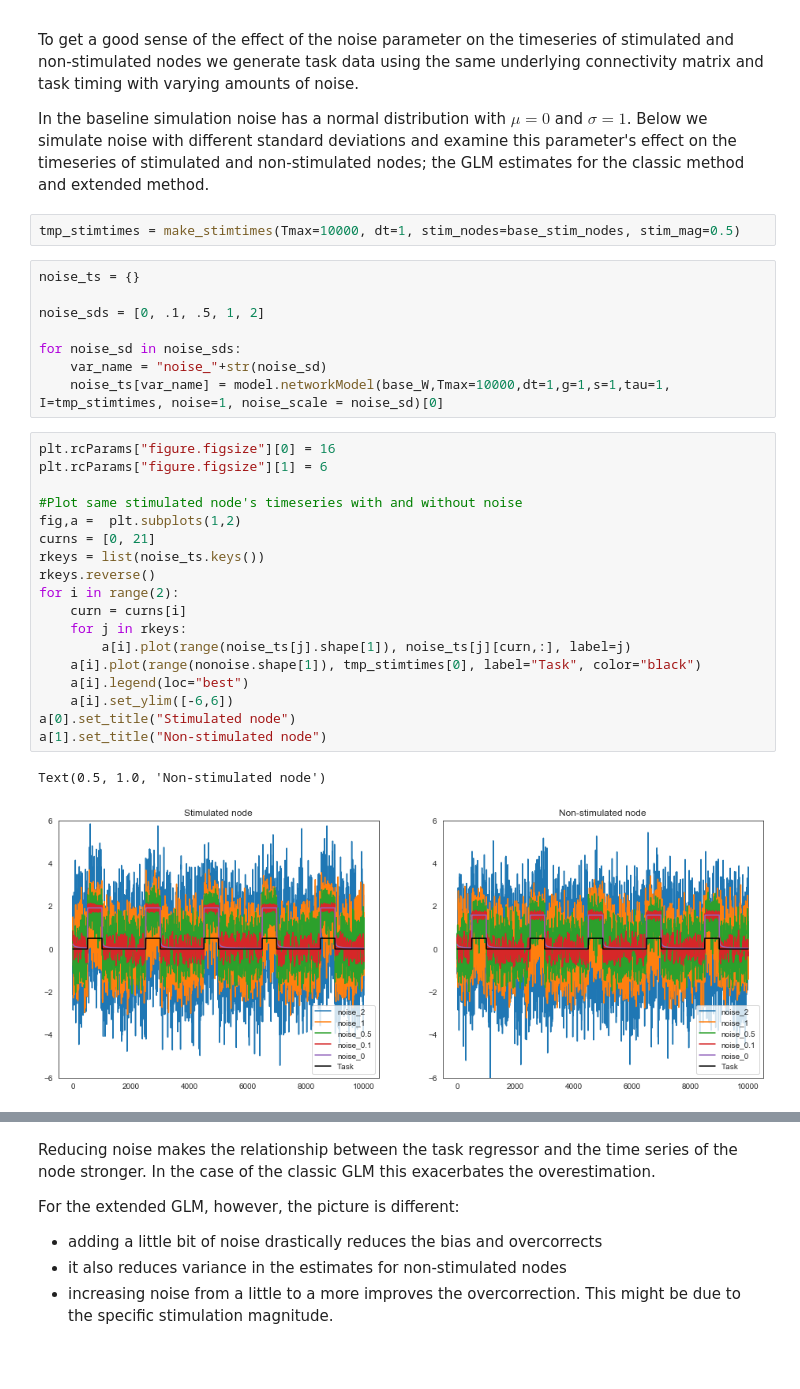
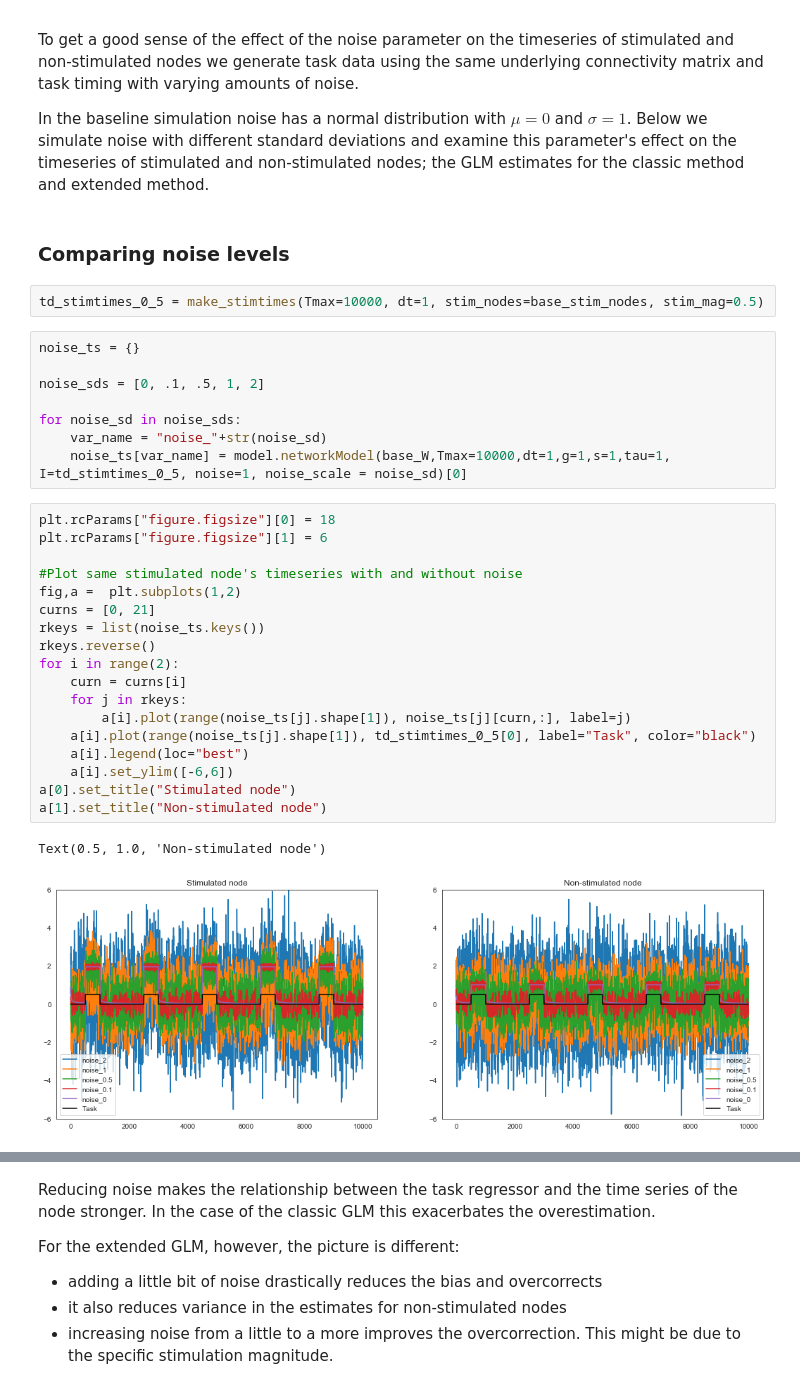
Before and after one commit to zenkavi/DevStudy_FmriNbs, a Jupyter notebook: notebooks/informationtransfermapping/TheoreticalResults/Zenkavi_Simulations/Extended_GLM_neural_network_level.ipynb, the cells around one changed output, grey strips where cells are left out. Cells and saved outputs as stored; diff of their text form; blank space fills up the shorter version.

Commit message:
cont examining effects of different amounts of noise

```diff
--- a/notebooks/informationtransfermapping/TheoreticalResults/Zenkavi_Simulations/Extended_GLM_neural_network_level.ipynb
+++ b/notebooks/informationtransfermapping/TheoreticalResults/Zenkavi_Simulations/Extended_GLM_neural_network_level.ipynb
@@ -459,8 +471,10 @@ The noise added to each node is so large (compared to task activity) and similar
 To get a good sense of the effect of the noise parameter on the timeseries of stimulated and non-stimulated nodes we generate task data using the same underlying connectivity matrix and task timing with varying amounts of noise.
 
 In the baseline simulation noise has a normal distribution with $\mu = 0$ and $\sigma = 1$. Below we simulate noise with different standard deviations and examine this parameter's effect on the timeseries of stimulated and non-stimulated nodes; the GLM estimates for the classic method and extended method.
+# %% [markdown]
+### Comparing noise levels
 # %%
-tmp_stimtimes = make_stimtimes(Tmax=10000, dt=1, stim_nodes=base_stim_nodes, stim_mag=0.5)
+td_stimtimes_0_5 = make_stimtimes(Tmax=10000, dt=1, stim_nodes=base_stim_nodes, stim_mag=0.5)
 # %%
 noise_ts = {}
 
@@ -468,28 +482,28 @@ noise_sds = [0, .1, .5, 1, 2]
 
 for noise_sd in noise_sds:
     var_name = "noise_"+str(noise_sd)
-    noise_ts[var_name] = model.networkModel(base_W,Tmax=10000,dt=1,g=1,s=1,tau=1, I=tmp_stimtimes, noise=1, noise_scale = noise_sd)[0]
+    noise_ts[var_name] = model.networkModel(base_W,Tmax=10000,dt=1,g=1,s=1,tau=1, I=td_stimtimes_0_5, noise=1, noise_scale = noise_sd)[0]
 # %%
-plt.rcParams["figure.figsize"][0] = 16
+plt.rcParams["figure.figsize"][0] = 18
 plt.rcParams["figure.figsize"][1] = 6
 
 #Plot same stimulated node's timeseries with and without noise
 fig,a =  plt.subplots(1,2)
 curns = [0, 21]
 rkeys = list(noise_ts.keys())
 rkeys.reverse()
 for i in range(2):
     curn = curns[i]
     for j in rkeys:
         a[i].plot(range(noise_ts[j].shape[1]), noise_ts[j][curn,:], label=j)
-    a[i].plot(range(nonoise.shape[1]), tmp_stimtimes[0], label="Task", color="black")
+    a[i].plot(range(noise_ts[j].shape[1]), td_stimtimes_0_5[0], label="Task", color="black")
     a[i].legend(loc="best")
     a[i].set_ylim([-6,6])
 a[0].set_title("Stimulated node")
 a[1].set_title("Non-stimulated node")
 # %% [output]
 Text(0.5, 1.0, 'Non-stimulated node')
-[figure, old version]
+[figure, new version]
 # %%
 ucr_glms = {}
 ext_glms = {}
```
Also changed, not shown: parts of 18 cells of this notebook.
